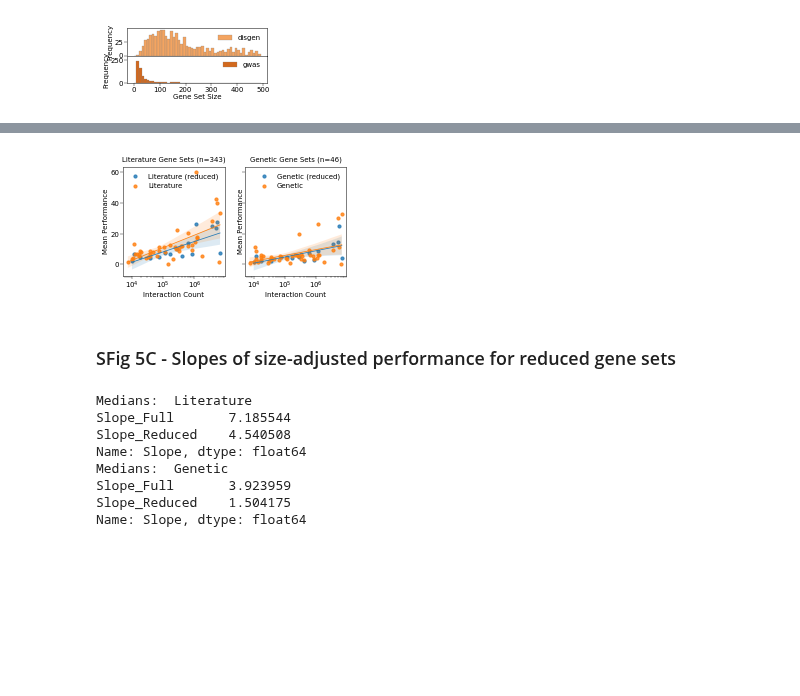
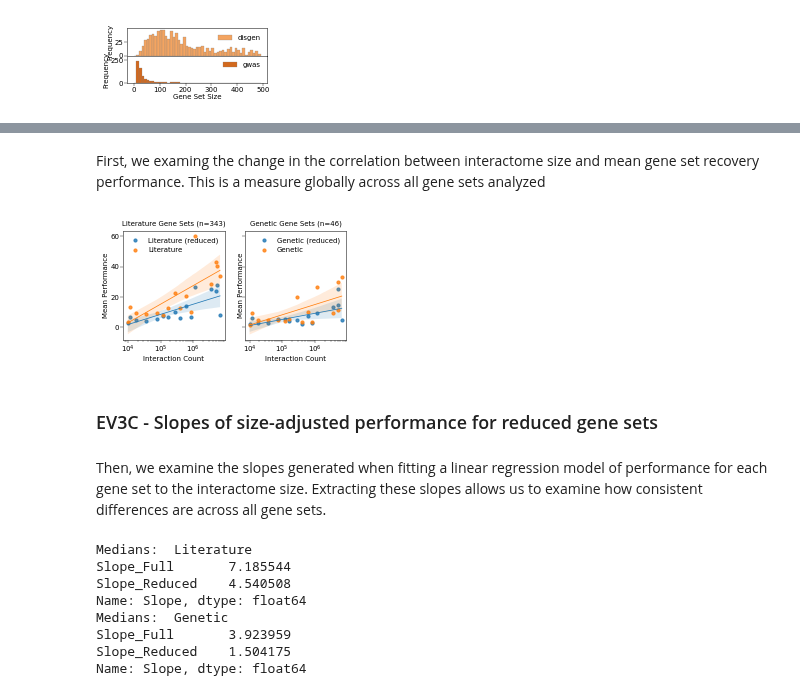
Before and after one commit to sarah-n-wright/Network_Evaluation_Tools, a Jupyter notebook: StateOfTheInteractomes_Notebooks/3_Gene_Set_Recovery.ipynb, the cells around one changed output, grey strips where cells are left out. Cells and saved outputs as stored; diff of their text form; code cells hidden in the pictures; blank space fills up the shorter version.

```diff
--- a/StateOfTheInteractomes_Notebooks/3_Gene_Set_Recovery.ipynb
+++ b/StateOfTheInteractomes_Notebooks/3_Gene_Set_Recovery.ipynb
@@ -150,5 +144,7 @@ gsr_results.rankings
 # %%
-gsr_full_results = pd.read_csv(os.path.join(gitdir,'StateOfTheInteractomes_Notebooks/Data/TableS3.txt'), index_col=None, sep='\t')
+gsr_full_results = pd.read_csv(os.path.join(gitdir,'StateOfTheInteractomes_Notebooks/Data/DatasetEV2.txt'), index_col=None, sep='\t')
+main_networks = [net for net in gsr_full_results.Network.unique() if '-' not in net]
+gsr_full_resutls = gsr_full_results[gsr_full_results.Network.isin(main_networks)]
 # %%
 full_network_rankings = pd.read_csv(os.path.join(gitdir,'StateOfTheInteractomes_Notebooks/Data/Fig3B_all_network_ranks.csv'), index_col=0)
 # %%
@@ -302,27 +261,27 @@ _, [ax, ax1] = plt.subplots(nrows=1, ncols=2,figsize=(3,3), sharey=True)
 ax = sns.boxplot(data=type_specific_results[(~type_specific_results.Network.isin(['GM_genetic', 'GM_coexp_90', 'humannet.v3.gn'])) & (type_specific_results['GeneSet']=='Performance_disgen')],
                     y='InteractionType', x='Performance', hue='parent', linewidth=0.25,fliersize=0,notch=True, ax = ax,
                     order=['Baseline', 'Citation', 'Domain', 'Orthology', 'Pathway', 'Physical', 'Colocalization', 'Coexpression', 'Genetic'], zorder=10,
-                    legend=False, palette=['#5e94c0','#d2a686' ], gap=0.2, linecolor='#343a40', saturation=1)
+                    legend=False, palette=['#5e94c0','#d2a686' ], gap=0.2, linecolor='#343a40', saturation=1, whis=(5,95))
 ax.tick_params(labelsize=7)
 ax.set_ylabel("Interaction Type", fontsize=7)
 ax.set_xlabel("Performance\n(Literature)", fontsize=7)
 # plot vertical line on ax
 ax.vlines(x=0, ymin=-1, ymax=8, color='black', lw=0.25, zorder=0, linestyles='--')
-ax.set_xlim((-5, 110))
+ax.set_xlim((-5, 175))
 ax.set_ylim(7.5, -0.5)
-_ =ax.set_xticks([0,50,100])
+_ =ax.set_xticks([0,50,100, 150])
 
 ax1 = sns.boxplot(data=type_specific_results[(~type_specific_results.Network.isin(['GM_genetic', 'GM_coexp_90', 'humannet.v3.gn'])) & (type_specific_results['GeneSet']=='Performance_gwas')],
                     y='InteractionType', x='Performance', hue='parent', linewidth=0.25,fliersize=0,notch=True, ax = ax1,
                     order=['Baseline', 'Citation', 'Domain', 'Orthology', 'Pathway', 'Physical', 'Colocalization', 'Coexpression', 'Genetic'], zorder=10,
-                    legend=False, palette=['#5e94c0','#d2a686' ], gap=0.2, linecolor='#343a40', saturation=1)
+                    legend=False, palette=['#5e94c0','#d2a686' ], gap=0.2, linecolor='#343a40', saturation=1, whis=(5,95))
 
 ax1.tick_params(labelsize=7)
 
 ax1.set_xlabel("Performance\n(Genetic)", fontsize=7)
 
 ax1.vlines(x=0, ymin=-1, ymax=8, color='black', lw=0.25, zorder=0, linestyles='--')
-ax1.set_xlim((-5, 55))
+ax1.set_xlim((-5, 60))
 ax1.set_ylim(8.5, -0.5)
 _ =ax1.set_xticks([0,25, 50])
 
@@ -420,4 +383,8 @@ plt.savefig(figdir + "FigS5A_sizes_histograms.jpg", dpi=300, bbox_inches="tight"
 # %%
+reduced_nets = ['BioGRID', 'BioPlex 293T', 'ConsensusPathDB', 'DIP', 'FunCoup', 'GIANT',
+       'HPRD', 'HumanNet', 'InBio', 'InnateDB', 'MatrixDB', 'PTMCode2',
+       'PrePPI', 'ReactomeFI', 'STRING', 'SignaLink']
+
 reduced_er = {'Genetic (reduced)': gsr_full_results[gsr_full_results.GeneSet=='Genetic (Reduced)'].pivot_table(columns='Network', index='Disease', values='Performance'),
              'Literature (reduced)':gsr_full_results[gsr_full_results.GeneSet=='Literature (Reduced)'].pivot_table(columns='Network', index='Disease', values='Performance'),
               'Literature':gsr_full_results[gsr_full_results.GeneSet=='Literature'].pivot_table(columns='Network', index='Disease', values='Performance'),
@@ -430,9 +407,12 @@ node_dict = size_stats.set_index('Name')['Gene Count'].to_dict()
+# %% [markdown]
+First, we examing the change in the correlation between interactome size and mean gene set recovery performance. This is a measure globally across all gene sets analyzed
 # %%
-def plot_size_correlations(reduced_er, group1, group2, edge_dict, node_dict, ax=None):
-    plot_df = reduced_er[group1].melt(ignore_index=False, var_name="Network", value_name="Performance").reset_index().rename(columns={"index":'Geneset'})
+def plot_size_correlations(reduced_er, group1, group2, edge_dict, node_dict, nets, ax=None):
+
+    plot_df = reduced_er[group1].loc[:, nets].melt(ignore_index=False, var_name="Network", value_name="Performance").reset_index().rename(columns={"index":'Geneset'})
     plot_df['EdgeCount'] = plot_df.Network.apply(lambda x: edge_dict[x])
     plot_df['NodeCount'] = plot_df.Network.apply(lambda x: node_dict[x])
-    plot_df_full = reduced_er[group2].melt(ignore_index=False, var_name="Network", value_name="Performance").reset_index().rename(columns={"index":'Geneset'})
+    plot_df_full = reduced_er[group2].loc[:, nets].melt(ignore_index=False, var_name="Network", value_name="Performance").reset_index().rename(columns={"index":'Geneset'})
     plot_df_full['EdgeCount'] = plot_df_full.Network.apply(lambda x: edge_dict[x])
     plot_df_full['NodeCount'] = plot_df_full.Network.apply(lambda x: node_dict[x])
     sns.regplot(data = plot_df.groupby('Network').mean().reset_index(), x='EdgeCount', y='Performance',
@@ -449,14 +429,16 @@ def plot_size_correlations(reduced_er, group1, group2, edge_dict, node_dict, ax=
     return plot_df.groupby('Network').mean(), plot_df_full.groupby('Network').mean()
 # %%
 _ , [ax1, ax2] = plt.subplots(1, 2, figsize=(4,2), sharey=True)
-_ = plot_size_correlations(reduced_er, 'Literature (reduced)', 'Literature', edge_dict, node_dict, ax=ax1)
+_ = plot_size_correlations(reduced_er, 'Literature (reduced)', 'Literature', edge_dict, node_dict, nets=reduced_nets, ax=ax1)
 _ = ax1.set_title('Literature Gene Sets (n=343)', fontsize=7)
-_ = plot_size_correlations(reduced_er, 'Genetic (reduced)', 'Genetic', edge_dict, node_dict, ax=ax2)
+_ = plot_size_correlations(reduced_er, 'Genetic (reduced)', 'Genetic', edge_dict, node_dict,nets=reduced_nets,ax=ax2)
 _ = ax2.set_title('Genetic Gene Sets (n=46)', fontsize=7)
-plt.savefig(figdir + "FigS5B_reduced_geneset_scatters.jpg", dpi=300, bbox_inches="tight")
+plt.savefig(figdir + "FigEV3B_reduced_geneset_scatters.jpg", dpi=300, bbox_inches="tight")
 # %% [output]
-[figure, old version]
+[figure, new version]
 # %% [markdown]
-### SFig 5C - Slopes of size-adjusted performance for reduced gene sets
+### EV3C - Slopes of size-adjusted performance for reduced gene sets
+# %% [markdown]
+Then, we examine the slopes generated when fitting a linear regression model of performance for each gene set to the interactome size. Extracting these slopes allows us to examine how consistent differences are across all gene sets.
 # %%
 ## Load fit data
```
Also changed, not shown: parts of 45 cells of this notebook, 8 other files.
